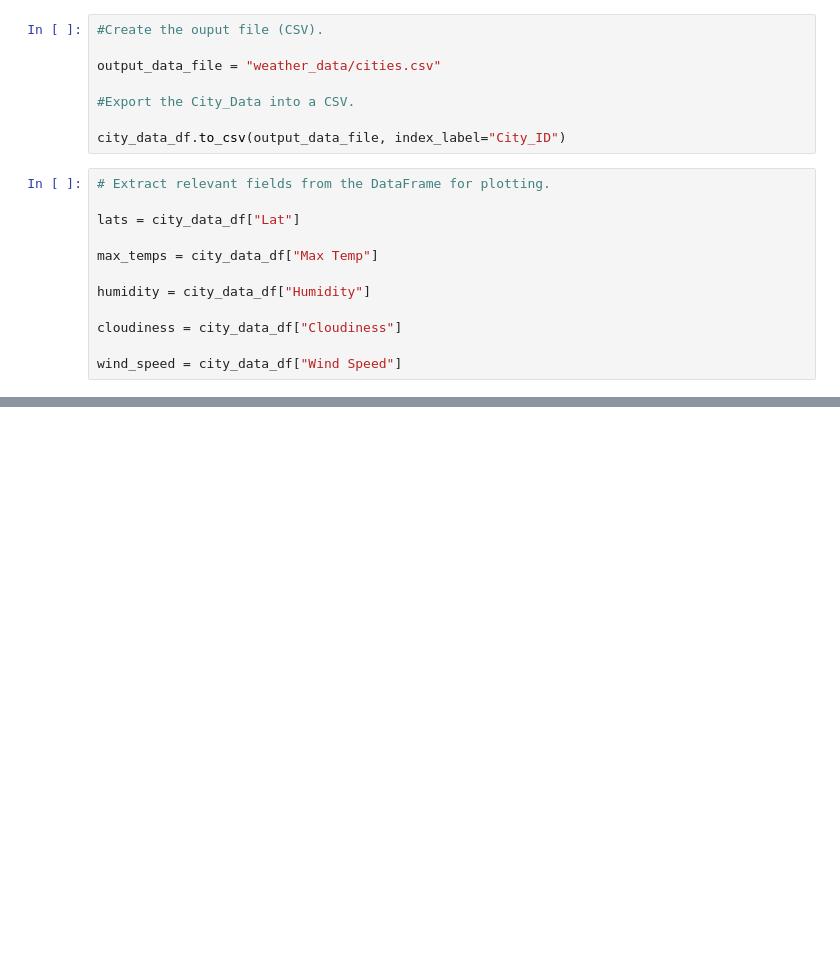
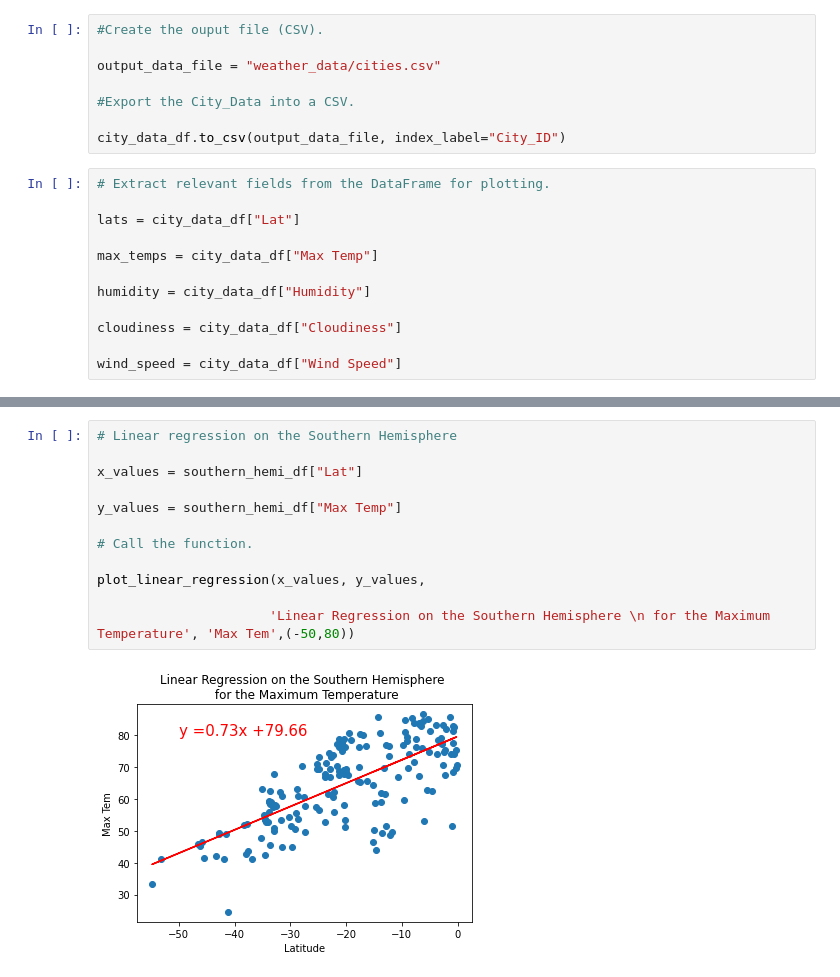
Before and after one commit to Sdcantwell3/World_Weather_Analysis, a Jupyter notebook: WeatherPy.ipynb, the cells around one changed output, grey strips where cells are left out. Saved outputs shown, nothing was run; the diff lists cells and outputs as text; blank space fills up the shorter version.

```diff
--- a/WeatherPy.ipynb
+++ b/WeatherPy.ipynb
@@ -405,0 +513,14 @@ plt.show()
+# %%
+# Linear regression on the Southern Hemisphere
+
+x_values = southern_hemi_df["Lat"]
+
+y_values = southern_hemi_df["Max Temp"]
+
+# Call the function.
+
+plot_linear_regression(x_values, y_values,
+
+                      'Linear Regression on the Southern Hemisphere \n for the Maximum Temperature', 'Max Tem',(-50,80))
+# %% [output]
+[figure, added]
```
Also changed, not shown: parts of 25 cells of this notebook, 5 other files.
